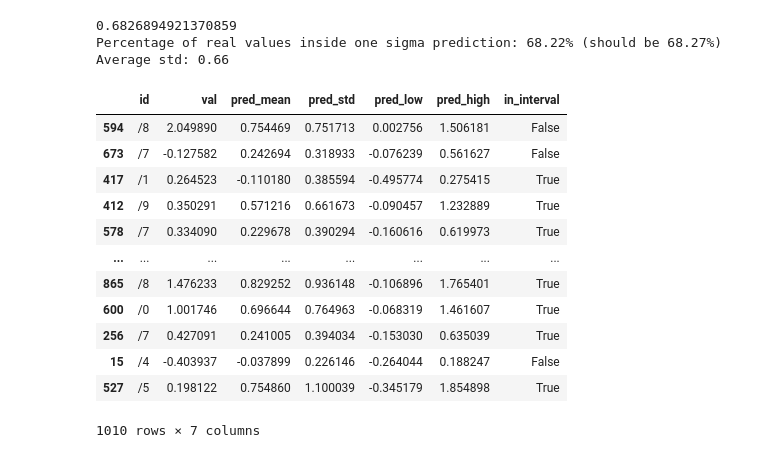
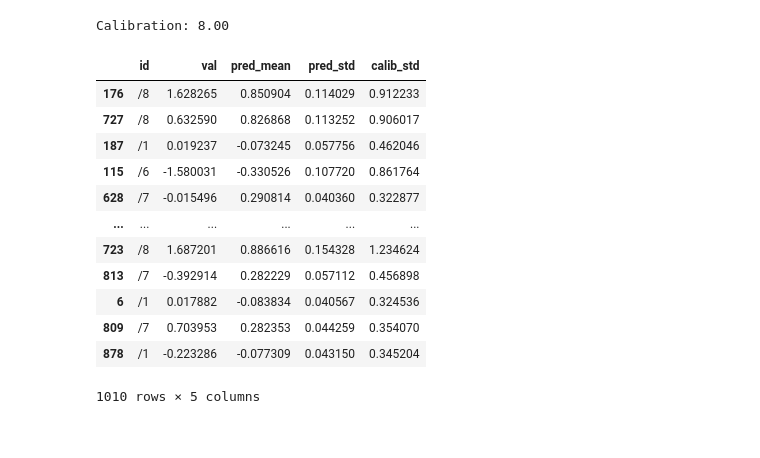
Before and after one commit to mateusz/ml_uncertainty, a Jupyter notebook: notebooks/02_model.ipynb, the cells around one changed output. Saved outputs shown, nothing was run; the diff lists cells and outputs as text; code cells hidden in the pictures.

```diff
--- a/notebooks/02_model.ipynb
+++ b/notebooks/02_model.ipynb
@@ -86,37 +98,0 @@ preds = np.array(preds)
-# %%
-calibration = 7.3
-onesigma = stats.norm.cdf(1, loc=0, scale=1)-stats.norm.cdf(-1, loc=0, scale=1)
-print(onesigma)
-
-val['pred_mean'] = preds.mean(axis=0)
-val['pred_std'] = calibration*preds.std(axis=0)
-onesigma_interval = stats.norm.interval(onesigma, val['pred_mean'], val['pred_std'])
-val['pred_low'] = onesigma_interval[0]
-val['pred_high'] = onesigma_interval[1]
-val['in_interval'] = (val['val']>val['pred_low']) & (val['val']<val['pred_high'])
-
-print('Percentage of real values inside one sigma prediction: %.2f%% (should be %.2f%%)' % (100.0*len(val[val['in_interval']])/len(val), 100.0*onesigma))
-print('Average std: %.2f' % val['pred_std'].mean())
-val
-
-#0.61
-#0.62
-#0.83
-#0.51
-# %% [output]
-0.6826894921370859
-Percentage of real values inside one sigma prediction: 68.22% (should be 68.27%)
-Average std: 0.66
-|  | id | val | pred_mean | pred_std | pred_low | pred_high | in_interval |
-| 594 | /8 | 2.049890 | 0.754469 | 0.751713 | 0.002756 | 1.506181 | False |
-| 673 | /7 | -0.127582 | 0.242694 | 0.318933 | -0.076239 | 0.561627 | False |
-| 417 | /1 | 0.264523 | -0.110180 | 0.385594 | -0.495774 | 0.275415 | True |
-| 412 | /9 | 0.350291 | 0.571216 | 0.661673 | -0.090457 | 1.232889 | True |
-| 578 | /7 | 0.334090 | 0.229678 | 0.390294 | -0.160616 | 0.619973 | True |
-| ... | ... | ... | ... | ... | ... | ... | ... |
-| 865 | /8 | 1.476233 | 0.829252 | 0.936148 | -0.106896 | 1.765401 | True |
-| 600 | /0 | 1.001746 | 0.696644 | 0.764963 | -0.068319 | 1.461607 | True |
-| 256 | /7 | 0.427091 | 0.241005 | 0.394034 | -0.153030 | 0.635039 | True |
-| 15 | /4 | -0.403937 | -0.037899 | 0.226146 | -0.264044 | 0.188247 | False |
-| 527 | /5 | 0.198122 | 0.754860 | 1.100039 | -0.345179 | 1.854898 | True |
-1010 rows × 7 columns
@@ -122,0 +120,24 @@ Average std: 0.66
+# %%
+val['pred_mean'] = preds.mean(axis=0)
+val['pred_std'] = preds.std(axis=0)
+
+calibration = autotune(val['pred_mean'], val['pred_std'], val['val'])
+print('Calibration: %.2f' % calibration)
+val['calib_std'] = calibration*val['pred_std']
+
+val
+# %% [output]
+Calibration: 8.00
+|  | id | val | pred_mean | pred_std | calib_std |
+| 176 | /8 | 1.628265 | 0.850904 | 0.114029 | 0.912233 |
+| 727 | /8 | 0.632590 | 0.826868 | 0.113252 | 0.906017 |
+| 187 | /1 | 0.019237 | -0.073245 | 0.057756 | 0.462046 |
+| 115 | /6 | -1.580031 | -0.330526 | 0.107720 | 0.861764 |
+| 628 | /7 | -0.015496 | 0.290814 | 0.040360 | 0.322877 |
+| ... | ... | ... | ... | ... | ... |
+| 723 | /8 | 1.687201 | 0.886616 | 0.154328 | 1.234624 |
+| 813 | /7 | -0.392914 | 0.282229 | 0.057112 | 0.456898 |
+| 6 | /1 | 0.017882 | -0.083834 | 0.040567 | 0.324536 |
+| 809 | /7 | 0.703953 | 0.282353 | 0.044259 | 0.354070 |
+| 878 | /1 | -0.223286 | -0.077309 | 0.043150 | 0.345204 |
+1010 rows × 5 columns
```
Also changed, not shown: parts of 10 cells of this notebook, 5 other files.
